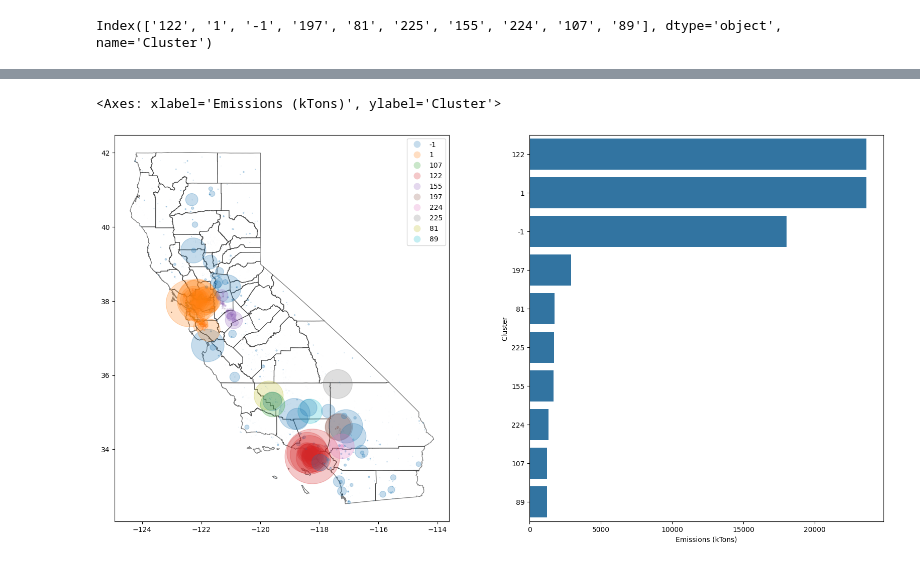
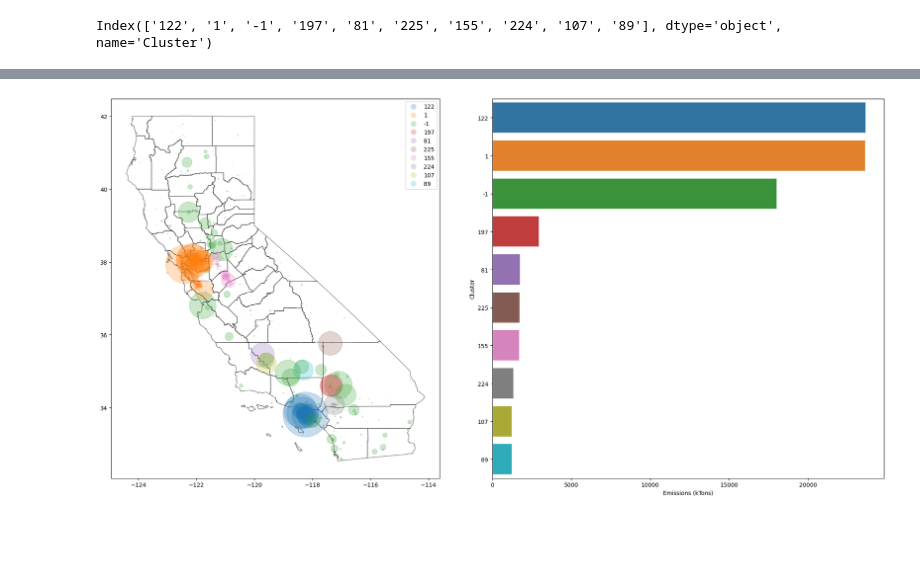
Before and after one commit to PaulEunKim/dvhope, a Jupyter notebook: CODE/prediction/eda/Clustering_Data_exploration.ipynb, the cells around one changed output, grey strips where cells are left out. Cells and saved outputs as stored; diff of their text form; code cells hidden in the pictures; blank space fills up the shorter version.

```diff
--- a/CODE/prediction/eda/Clustering_Data_exploration.ipynb
+++ b/CODE/prediction/eda/Clustering_Data_exploration.ipynb
@@ -12,7 +12,14 @@ import math
 from sklearn.cluster import DBSCAN
 from sklearn.neighbors import NearestNeighbors
 # %%
-df = pd.read_csv(os.path.join('data', 'NEI_pollution_source_2020.csv'), dtype={'FIPS':str}, index_col=0)
+df = pd.read_csv(os.path.join('..', 'data', 'NEI_pollution_source_2020.csv'), dtype={'FIPS':str, 'Emissions (Tons)':float}, thousands=',')
+
+df['Lat/Lon'] = df['Lat/Lon'].apply(ast.literal_eval)
+
+# separate lat lon corrdinates
+df['Lon'] = df["Lat/Lon"].apply(lambda x: x[0])
+df['Lat'] = df["Lat/Lon"].apply(lambda x: x[1])
+
 df.head()
 # %% [output]
 |  | State | State-County | Pollutant | Emissions (Tons) | Pollutant Type | Site Name | EIS Facility ID | ... |
@@ -225,34 +252,35 @@ np.float64(89878601.15747397)
 # %%
 top_clusters_df = ca_df.loc[ca_df.Cluster.isin(top_clusters), :]
 
-cluster_emissions_df = top_clusters_df.merge(sum_df, on='EIS Facility ID')
+cluster_emissions_df = top_clusters_df.merge(site_sums_df[['EIS Facility ID', 'Emissions (Tons)']], on='EIS Facility ID')
 cluster_emissions_df = cluster_emissions_df.drop_duplicates(subset = 'EIS Facility ID')
 cluster_emissions_df['Emissions (kTons)'] = cluster_emissions_df['Emissions (Tons)'] / 1000
 
 gdf = gpd.GeoDataFrame(cluster_emissions_df, geometry = gpd.points_from_xy(cluster_emissions_df.Lon, cluster_emissions_df.Lat), crs="EPSG:4326")
 
 ca_county_lines = 'California_Counties.geojson'
 
-california = gpd.read_file(os.path.join('data', ca_county_lines))
+california = gpd.read_file(os.path.join('..', 'data', ca_county_lines))
 
 fig, axes = plt.subplots(1, 2, figsize=(20,10))
 
 ax_map = axes[0]
 
 california.plot(alpha=0.5, edgecolor='k', color='white', ax = ax_map)
 
 legend = True
-gdf.plot(kind='geo', column='Cluster', legend=legend, alpha = 0.25, ax=ax_map, cmap='tab10', markersize='Emissions (kTons)')
+gdf.plot(kind='geo', column='Cluster', legend=legend, alpha = 0.25, ax=ax_map, cmap='tab10',
+         markersize='Emissions (kTons)',
+         categories=top_clusters)
 
 # bar chart next to map
 ax_bar = axes[1]
 
 bar_plot_df = cluster_emissions_df.groupby('Cluster', as_index=False).sum().reset_index()
 bar_plot_df = bar_plot_df.sort_values('Emissions (kTons)', ascending=False)
-sns.barplot(bar_plot_df, x='Emissions (kTons)', y='Cluster', ax=ax_bar)
-# ax_bar.vlines(total_emissions / 1000, ymin='149', ymax='225')
+sns.barplot(bar_plot_df, x='Emissions (kTons)', y='Cluster', hue='Cluster', ax=ax_bar, palette='tab10')
+# ax_bar.vlines(total_emissions / 1000, ymin=top_clusters[0], ymax=top_clusters[-1])
 
-# plt.tight_layout()
+plt.tight_layout()
 # %% [output]
-<Axes: xlabel='Emissions (kTons)', ylabel='Cluster'>
-[figure, old version]
+[figure, new version]
```
Also changed, not shown: parts of 17 cells of this notebook, 11 other files.
